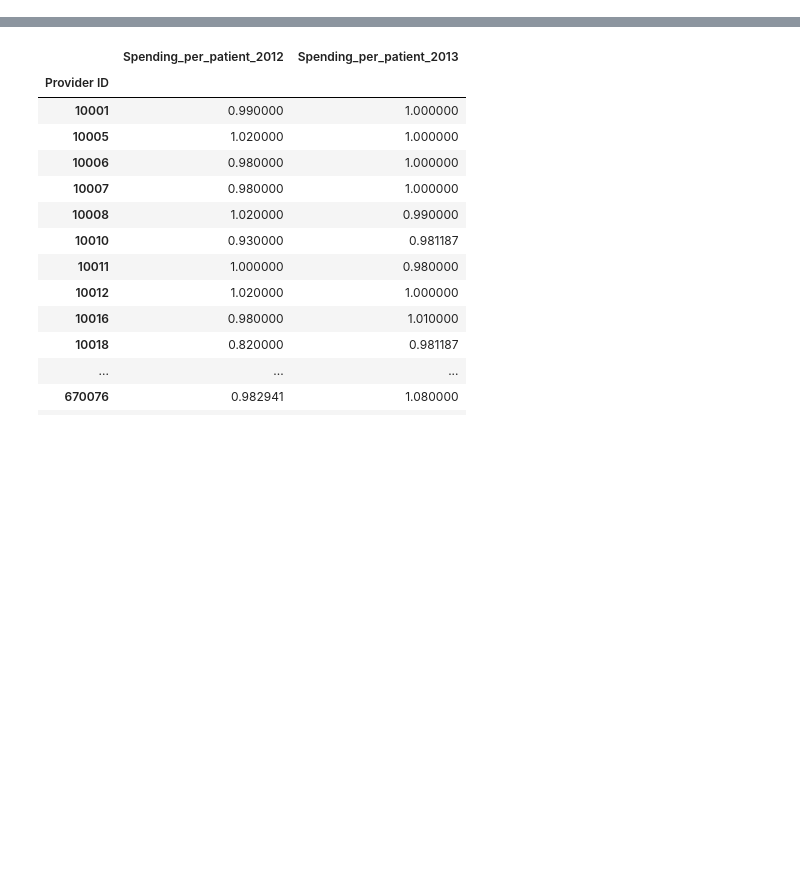
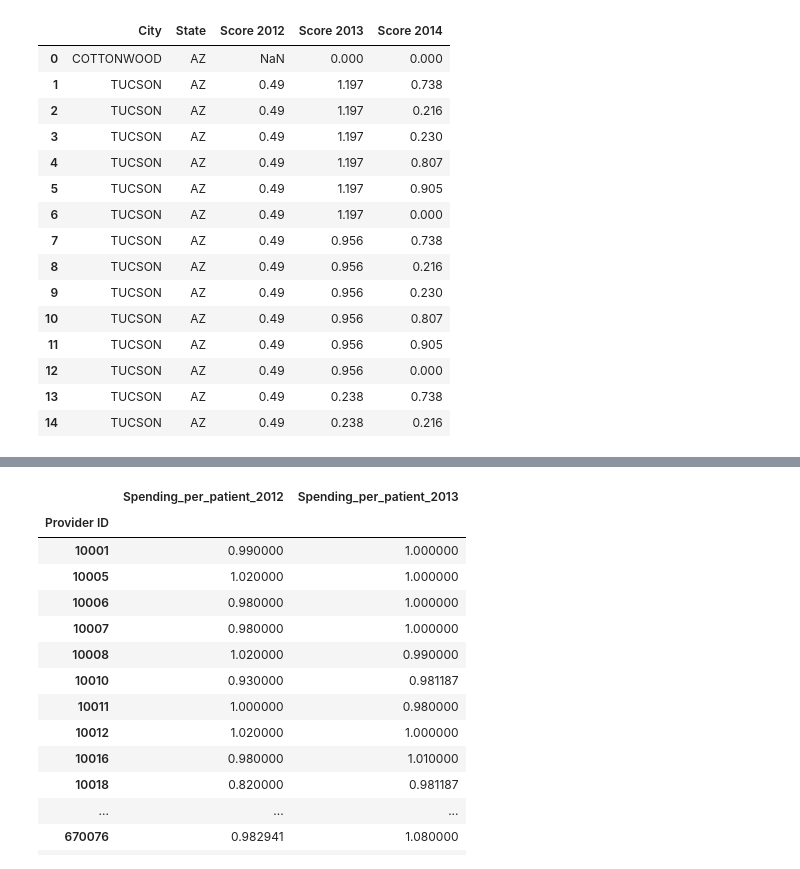
Before and after one commit to pinesol/intro-ds-hai, a Jupyter notebook: Hospital Spending Data.ipynb, the cells around one changed output, grey strips where cells are left out. Drawn from its saved outputs; the diff is of its cells as text; code cells hidden in the pictures; blank space fills up the shorter version.

```diff
--- a/Hospital Spending Data.ipynb
+++ b/Hospital Spending Data.ipynb
@@ -57,0 +81,37 @@ import hai_data_cleanup
+# %%
+# Only 2014, 2013, and 2012 are currently avaiable (and I think they always track the previous year, but whatevs).
+data_year_files = ['data/2012/Healthcare_Associated_Infections.csv',
+                   'data/2013/Healthcare_Associated_Infections.csv',
+                   'data/2014/Healthcare Associated Infections - Hospital.csv']
+#data_years = np.arange(2005, 2014)
+data_years = np.arange(2012,2014+1).astype('str')
+
+dfs = []
+
+for year, filename in zip(data_years, data_year_files):
+    df = hai_data_cleanup.parseHAIFile(filename, year)
+    dfs.append(df)
+
+df_joined = dfs[0]
+for year in range(len(data_years)):
+    df_joined = df_joined.merge(dfs[year], how='left', on=dfs[year].columns.drop('Score').tolist(),
+                                suffixes=('',' ' + data_years[year]))
+df_joined = df_joined.drop('Score',1)
+df_joined.head(15)
+# %% [output]
+|  | City | State | Score 2012 | Score 2013 | Score 2014 |
+| 0 | COTTONWOOD | AZ | NaN | 0.000 | 0.000 |
+| 1 | TUCSON | AZ | 0.49 | 1.197 | 0.738 |
+| 2 | TUCSON | AZ | 0.49 | 1.197 | 0.216 |
+| 3 | TUCSON | AZ | 0.49 | 1.197 | 0.230 |
+| 4 | TUCSON | AZ | 0.49 | 1.197 | 0.807 |
+| 5 | TUCSON | AZ | 0.49 | 1.197 | 0.905 |
+| 6 | TUCSON | AZ | 0.49 | 1.197 | 0.000 |
+| 7 | TUCSON | AZ | 0.49 | 0.956 | 0.738 |
+| 8 | TUCSON | AZ | 0.49 | 0.956 | 0.216 |
+| 9 | TUCSON | AZ | 0.49 | 0.956 | 0.230 |
+| 10 | TUCSON | AZ | 0.49 | 0.956 | 0.807 |
+| 11 | TUCSON | AZ | 0.49 | 0.956 | 0.905 |
+| 12 | TUCSON | AZ | 0.49 | 0.956 | 0.000 |
+| 13 | TUCSON | AZ | 0.49 | 0.238 | 0.738 |
+| 14 | TUCSON | AZ | 0.49 | 0.238 | 0.216 |
```
Also changed, not shown: parts of 7 cells of this notebook.
